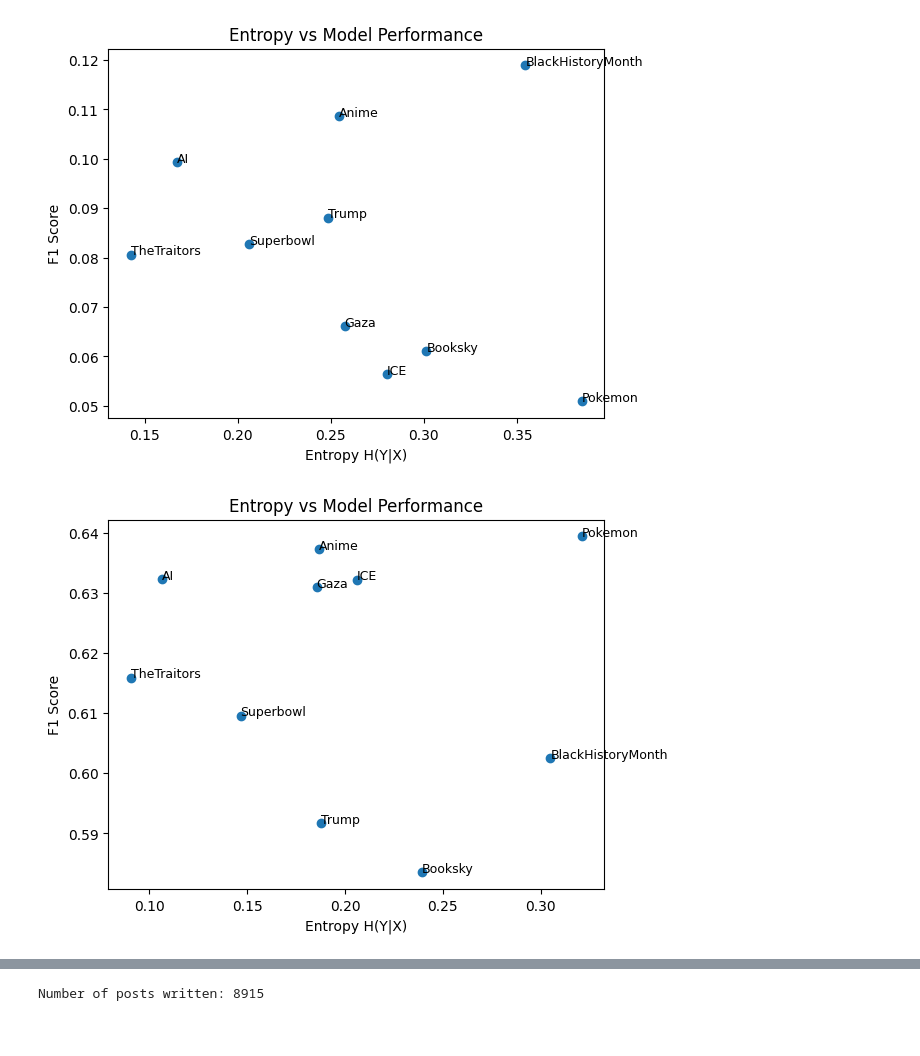
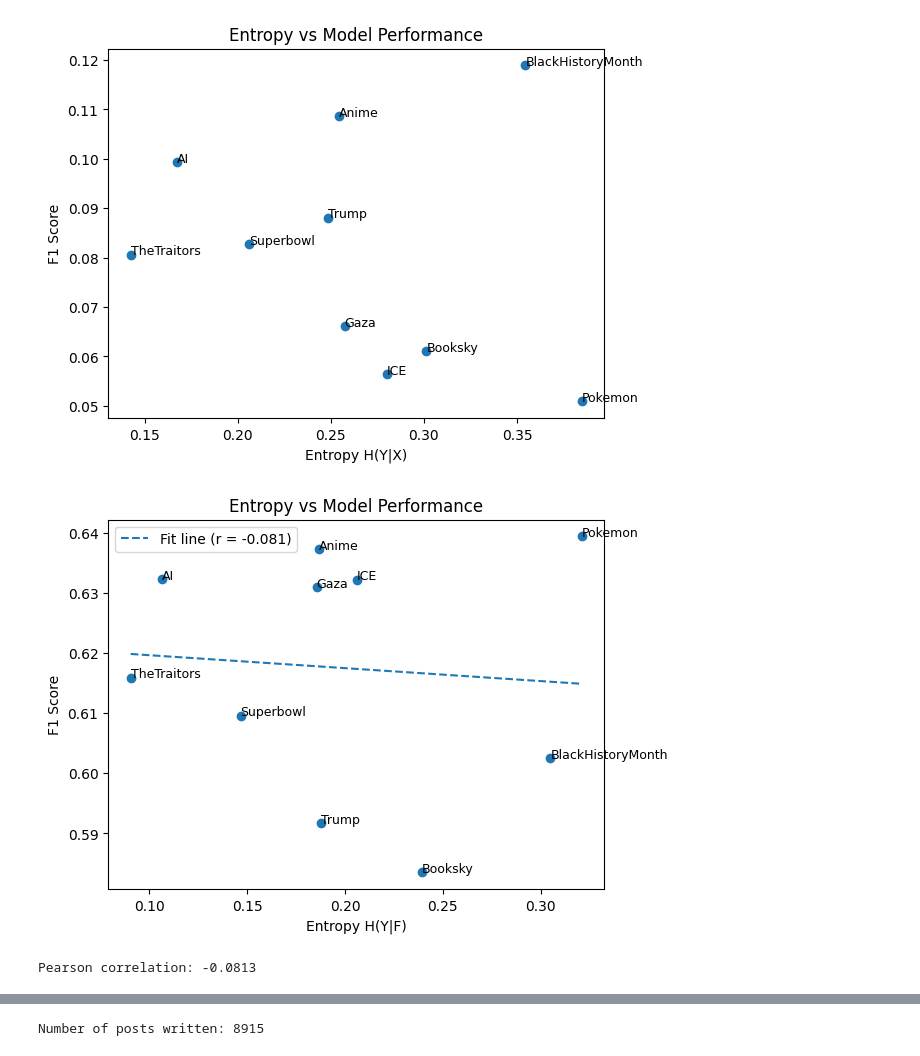
Before and after one commit to jonasbjaerke/MEng-project, a Jupyter notebook: notebooks/analyse_dataset.ipynb, the cells around one changed output, grey strips where cells are left out. Cells and saved outputs as stored; diff of their text form; code cells hidden in the pictures.

```diff
--- a/notebooks/analyse_dataset.ipynb
+++ b/notebooks/analyse_dataset.ipynb
@@ -159,39 +159,49 @@ entropy = {
     "Anime": 0.1865601962990715,
     "Superbowl": 0.1466156720892014
 }
 
 f1 = {
     "Trump": 0.5917,
     "ICE": 0.6322,
     "Gaza": 0.6310,
     "Pokemon": 0.6394,
     "AI": 0.6323,
     "Booksky": 0.5835,
     "BlackHistoryMonth": 0.6025,
     "TheTraitors": 0.6159,
     "Anime": 0.6373,
     "Superbowl": 0.6096
 }
 
 tags = list(entropy.keys())
 x = np.array([entropy[t] for t in tags])
 y = np.array([f1[t] for t in tags])
 
+# Pearson correlation
+r = np.corrcoef(x, y)[0, 1]
+
+# Best-fit line
+m, b = np.polyfit(x, y, 1)
+x_line = np.linspace(x.min(), x.max(), 100)
+y_line = m * x_line + b
+
 plt.figure()
+plt.scatter(x, y)
+plt.plot(x_line, y_line, linestyle="--", label=f"Fit line (r = {r:.3f})")
 
-plt.scatter(x, y)
-
-# annotate points
 for i, tag in enumerate(tags):
     plt.text(x[i], y[i], tag, fontsize=9)
 
-plt.xlabel("Entropy H(Y|X)")
+plt.xlabel("Entropy H(Y|F)")
 plt.ylabel("F1 Score")
 plt.title("Entropy vs Model Performance")
+plt.legend()
+plt.show()
 
-plt.show()
+print(f"Pearson correlation: {r:.4f}")
 # %% [output]
-[figure, old version]
+[figure, new version]
+Pearson correlation: -0.0813
 # %%
 TEXTDICT = "../data/processed/text_features.json"
 text_dict = get_json(TEXTDICT)
```
Also changed, not shown: parts of 2 cells of this notebook, 11 other files.
